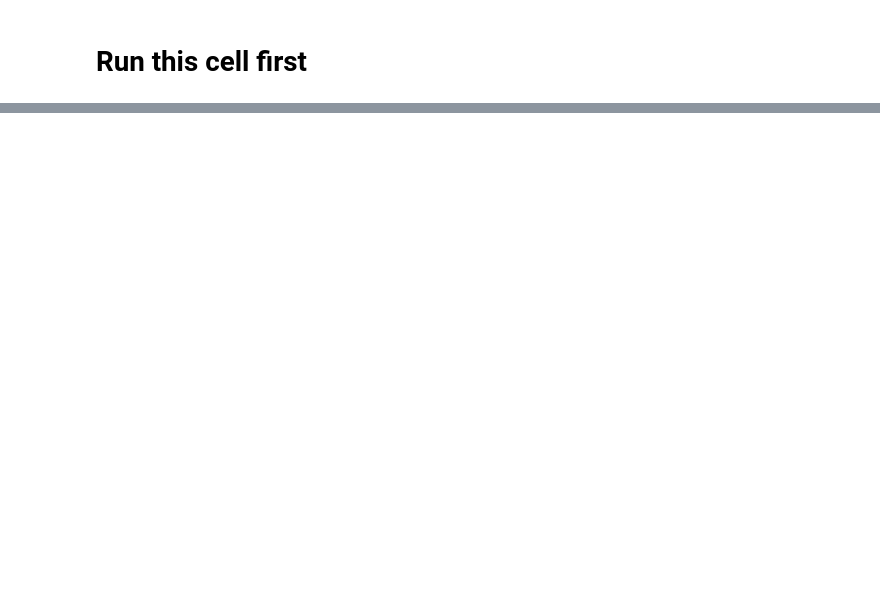
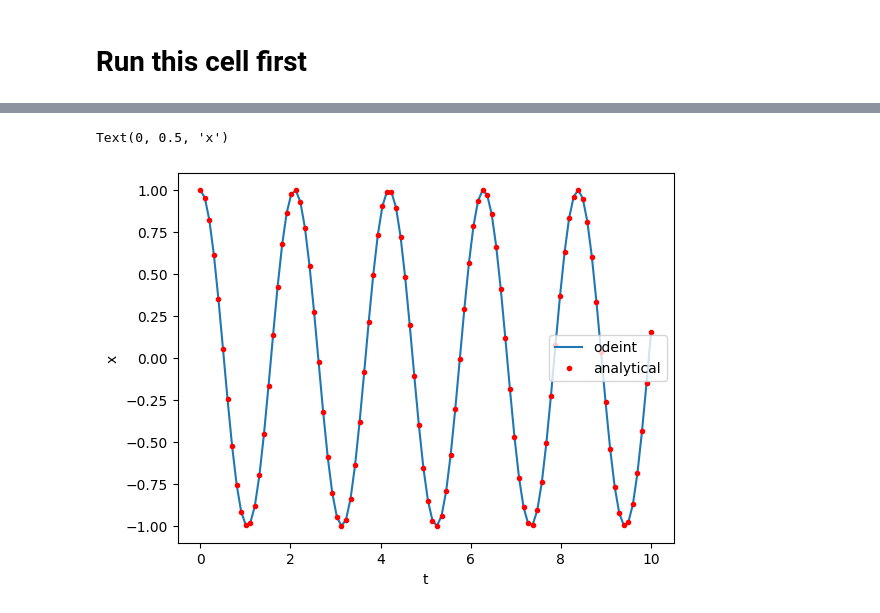
Before and after one commit to autofeedback-exercises/exercises, a Jupyter notebook: MTH2031/crashcourse/odeint/odeint.ipynb, the cells around one changed output, grey strips where cells are left out. Saved outputs shown, nothing was run; the diff lists cells and outputs as text; code cells hidden in the pictures; blank space fills up the shorter version.

```diff
--- a/MTH2031/crashcourse/odeint/odeint.ipynb
+++ b/MTH2031/crashcourse/odeint/odeint.ipynb
@@ -30,0 +107,27 @@ def runtest(tlist):
+# %%
+from scipy.integrate import odeint
+import numpy as np
+import matplotlib.pyplot as plt
+
+def shm(vec,t):
+  """shm equations:
+      dx/dt = v,
+      dv/dt = -w^2 x
+  """
+  x, v = vec
+  return [v, -9*x]
+
+t = np.linspace(0, 10, 100)
+initial = [1, 0]  #  [x0, v0] release from rest (v=0) from x=1
+vec = odeint(shm, initial, t)
+x = vec[:, 0]
+v = vec[:, 1]
+
+plt.plot(t, x, label='odeint')
+plt.plot(t, np.cos(3*t), 'r.', label='analytical')
+plt.legend()
+plt.xlabel('t')
+plt.ylabel('x')
+# %% [output]
+Text(0, 0.5, 'x')
+[figure, added]
```
Also changed, not shown: parts of 14 cells of this notebook, 17 other files.
